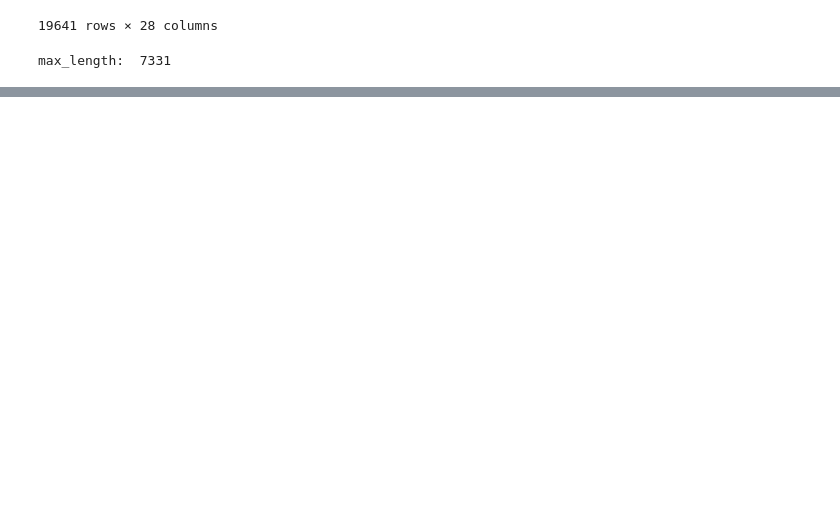
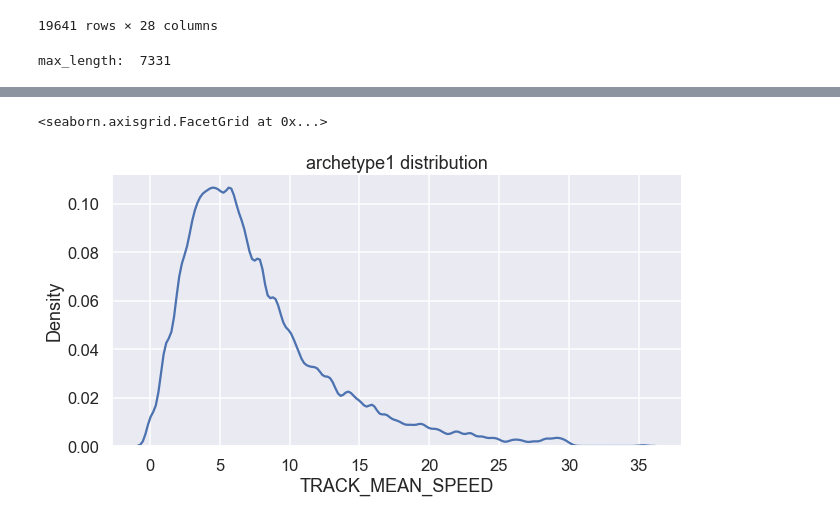
Before and after one commit to jlifferth/HCC_analysis, a Jupyter notebook: distribution/cell_line_comparison/bootstrap/all_cell_lines_ks_test.ipynb, the cells around one changed output, grey strips where cells are left out. Drawn from its saved outputs; the diff is of its cells as text; code cells hidden in the pictures; blank space fills up the shorter version.

```diff
--- a/distribution/cell_line_comparison/bootstrap/all_cell_lines_ks_test.ipynb
+++ b/distribution/cell_line_comparison/bootstrap/all_cell_lines_ks_test.ipynb
@@ -142,0 +143,10 @@ max_length:  7331
+# %%
+# split into archetypes
+
+archetype1_list = ['JHH4', 'JHH6']
+archetype2_list = ['PRF5', 'JHH7', 'Huh7', 'Kami41']
+
+archetype1_df = df[df.cell_line.isin(archetype1_list)]
+archetype1_df = archetype1_df.reset_index(drop=True)
+archetype1_df['archetype'] = 1
+archetype1_df
@@ -142,0 +167,6 @@ max_length:  7331
+# %%
+sns.displot(archetype1_df['TRACK_MEAN_SPEED'], kind="kde", bw_adjust=.3,
+            height=5, aspect=15/8).set(title='archetype1 distribution')
+# %% [output]
+<seaborn.axisgrid.FacetGrid at 0x...>
+[figure, added]
```
Also changed, not shown: parts of 12 cells of this notebook, 42 other files.
